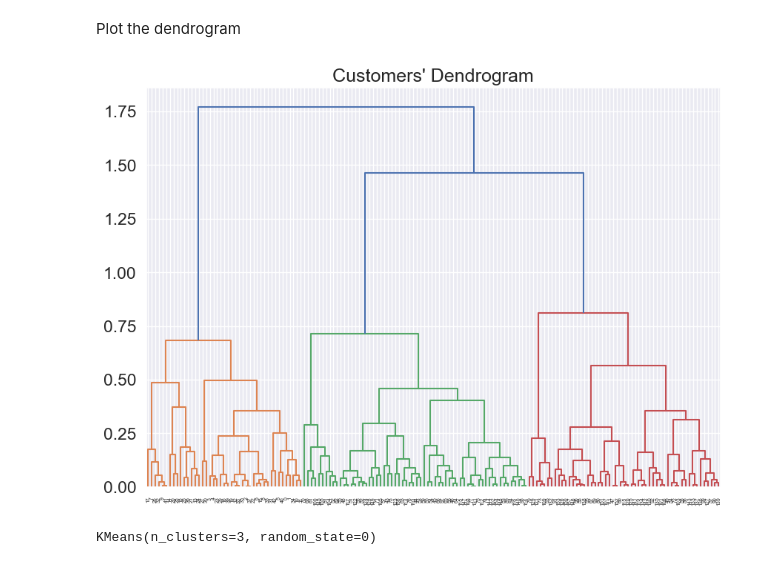
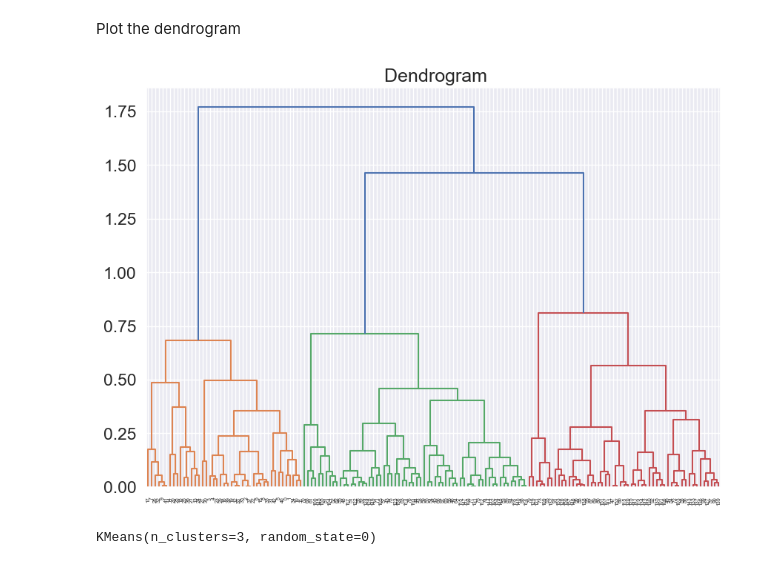
Before and after one commit to abdelhayaissami/data-science-bootcamp, a Jupyter notebook: Machine Learning Algorithms checkpoint.ipynb, the cells around one changed output. Drawn from its saved outputs; the diff is of its cells as text; code cells hidden in the pictures.

```diff
--- a/Machine Learning Algorithms checkpoint.ipynb
+++ b/Machine Learning Algorithms checkpoint.ipynb
@@ -450,11 +450,11 @@ from sklearn.cluster import KMeans
 # %%
 import matplotlib.pyplot as plt
 import scipy.cluster.hierarchy as shc
 plt.figure(figsize=(10,7))
-plt.title("Customers' Dendrogram")
+plt.title(" Dendrogram")
 dend=shc.dendrogram(shc.linkage(X_principal, method="complete"))
 # %% [output]
-[figure, old version]
+[figure, new version]
 # %%
 from sklearn.cluster import KMeans
 # %%
```
Also changed, not shown: parts of 1 cell of this notebook.
